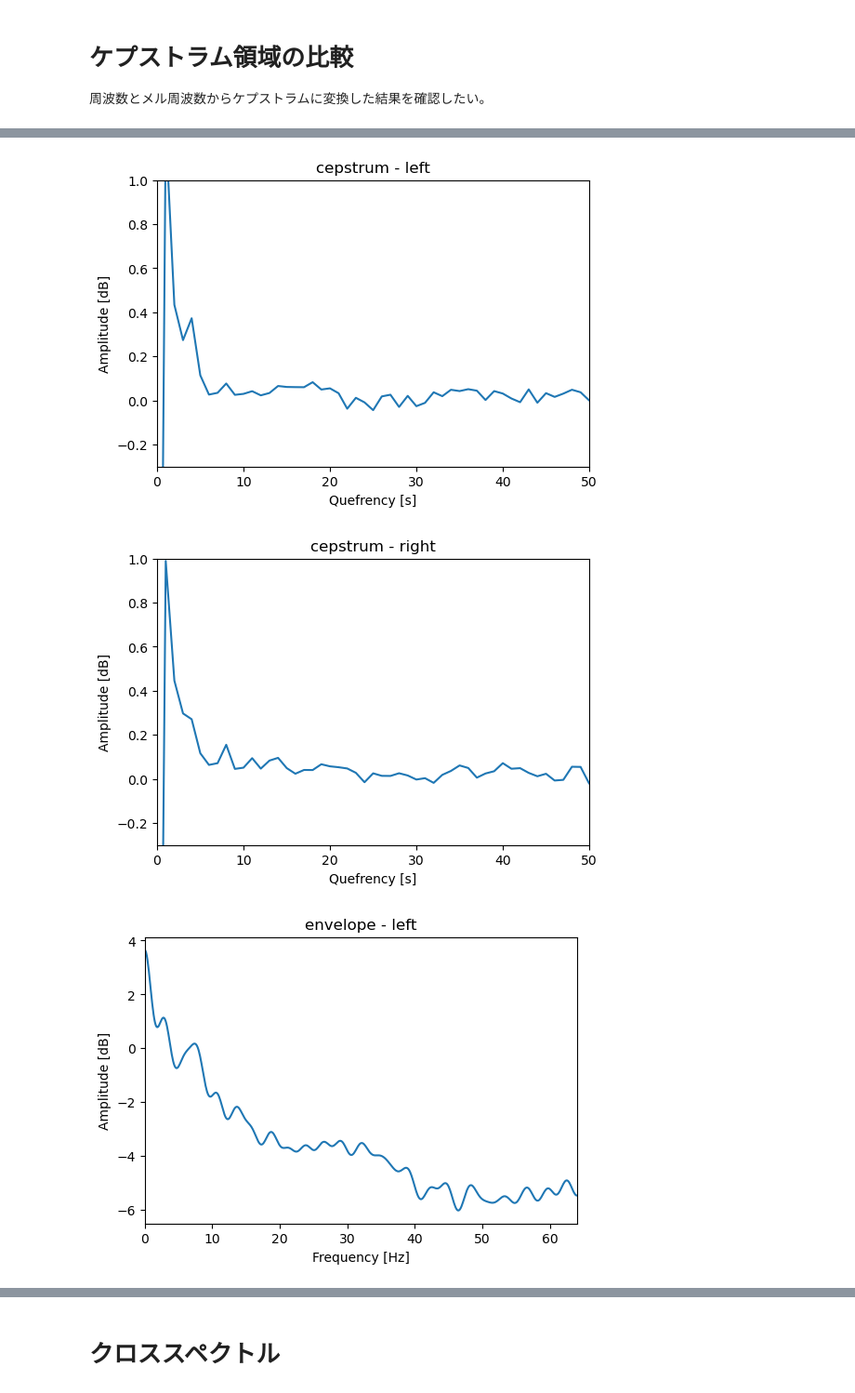
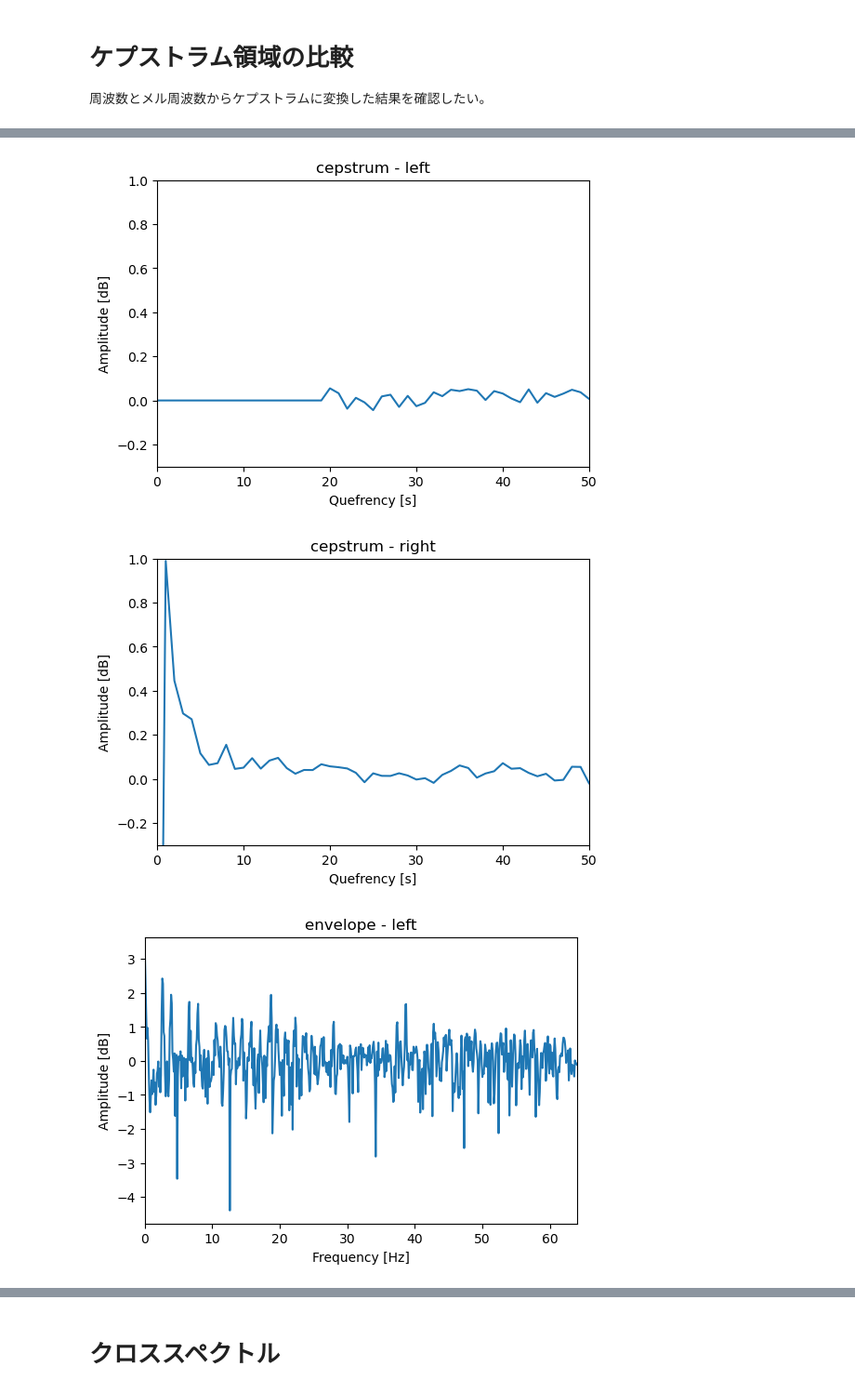
Before and after one commit to tetdarth/signal-processing-for-GMRF, a Jupyter notebook: src/exp_spectrogram.ipynb, the cells around one changed output, grey strips where cells are left out. Shown at 93% size. Drawn from its saved outputs; the diff is of its cells as text; code cells hidden in the pictures.

```diff
--- a/src/exp_spectrogram.ipynb
+++ b/src/exp_spectrogram.ipynb
@@ -213,8 +215,8 @@ spectrum_r_fitted = spectrum_r - pp.fit_polynomial(spectrum_r, 4)
 cepstrum_l = np.fft.ifft(spectrum_l).real
 cepstrum_r = np.fft.ifft(spectrum_r).real
 
-cutoff = 50
-bandPathLifter = 'low'
+cutoff = 20
+bandPathLifter = 'high'
 scale = 1e-10
 if bandPathLifter == 'high':
     cepstrum_l[:cutoff] *= scale
@@ -247,32 +249,32 @@ plt.xlim(0, 50)
 plt.ylim(-0.3, 1.0)
 plt.title("cepstrum - left")
 plt.xlabel('Quefrency [s]')
 plt.ylabel('Amplitude [dB]')
 plt.show()
 
 plt.figure(figsize=(6, 4))
 plt.plot(np.arange(0, 1280), cepstrum_r.real)
 plt.xlim(0, 50)
 plt.ylim(-0.3, 1.0)
 plt.title("cepstrum - right")
 plt.xlabel('Quefrency [s]')
 plt.ylabel('Amplitude [dB]')
 plt.show()
 
 plt.figure(figsize=(6, 4))
 plt.plot(np.arange(0, 128, 0.1), cep_to_spectrum_l)
 plt.title("envelope - left")
 plt.xlim(0, len(cep_to_spectrum_l)//20)
 plt.xlabel('Frequency [Hz]')
 plt.ylabel('Amplitude [dB]')
 plt.show()
 
 pp.freq_plot(spectrum_l, cep_to_spectrum_l, 128, title='left_spectrum_comparison', legend=['spectrum', 'envelope'])
 pp.freq_plot(spectrum_l-pp.fit_polynomial(spectrum_l, 4) if bandPathLifter == 'high' else pp.fit_polynomial(spectrum_l, 4),
              cep_to_spectrum_l, 128, title='fitted - envelope', legend=['fitted', 'envelope'])
 # %% [output]
 [figure]
 [figure]
-[figure, old version]
+[figure, new version]
 [figure]
-[figure, old version]
+[figure, new version]
```
Also changed, not shown: parts of 2 cells of this notebook, 6 other files.
